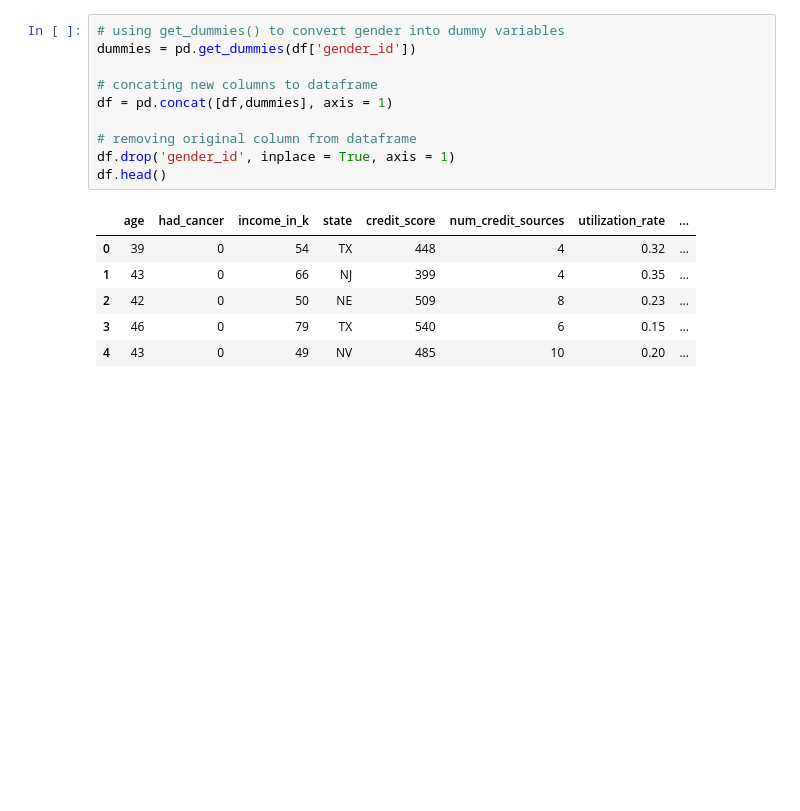
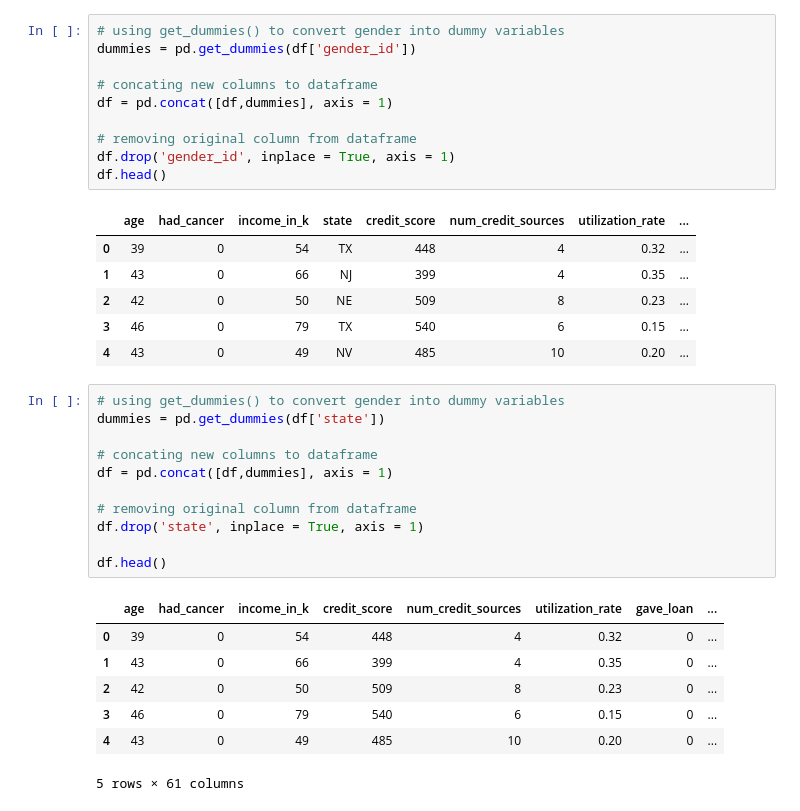
Before and after one commit to min-is/Chapman-University, a Jupyter notebook: CPSC 392 - Data Science/Homework/Min_Homework_2 Completed.ipynb, the cells around one changed output. Saved outputs shown, nothing was run; the diff lists cells and outputs as text; blank space fills up the shorter version.

```diff
--- a/CPSC 392 - Data Science/Homework/Min_Homework_2 Completed.ipynb
+++ b/CPSC 392 - Data Science/Homework/Min_Homework_2 Completed.ipynb
@@ -79,6 +71,25 @@ df.head()
 | 2 | 42 | 0 | 50 | NE | 509 | 8 | 0.23 | ... |
 | 3 | 46 | 0 | 79 | TX | 540 | 6 | 0.15 | ... |
 | 4 | 43 | 0 | 49 | NV | 485 | 10 | 0.20 | ... |
+# %%
+# using get_dummies() to convert gender into dummy variables
+dummies = pd.get_dummies(df['state'])
+
+# concating new columns to dataframe
+df = pd.concat([df,dummies], axis = 1)
+
+# removing original column from dataframe
+df.drop('state', inplace = True, axis = 1)
+
+df.head()
+# %% [output]
+|  | age | had_cancer | income_in_k | credit_score | num_credit_sources | utilization_rate | gave_loan | ... |
+| 0 | 39 | 0 | 54 | 448 | 4 | 0.32 | 0 | ... |
+| 1 | 43 | 0 | 66 | 399 | 4 | 0.35 | 0 | ... |
+| 2 | 42 | 0 | 50 | 509 | 8 | 0.23 | 0 | ... |
+| 3 | 46 | 0 | 79 | 540 | 6 | 0.15 | 0 | ... |
+| 4 | 43 | 0 | 49 | 485 | 10 | 0.20 | 0 | ... |
+5 rows × 61 columns
 # %%
 # KNN model
 
```
Also changed, not shown: parts of 9 cells of this notebook.
